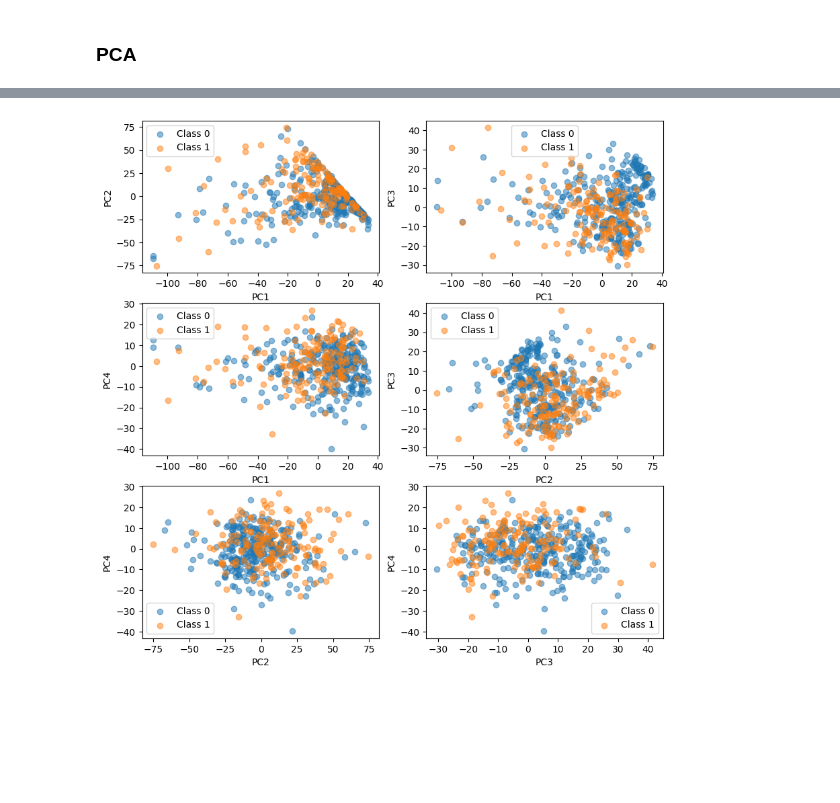
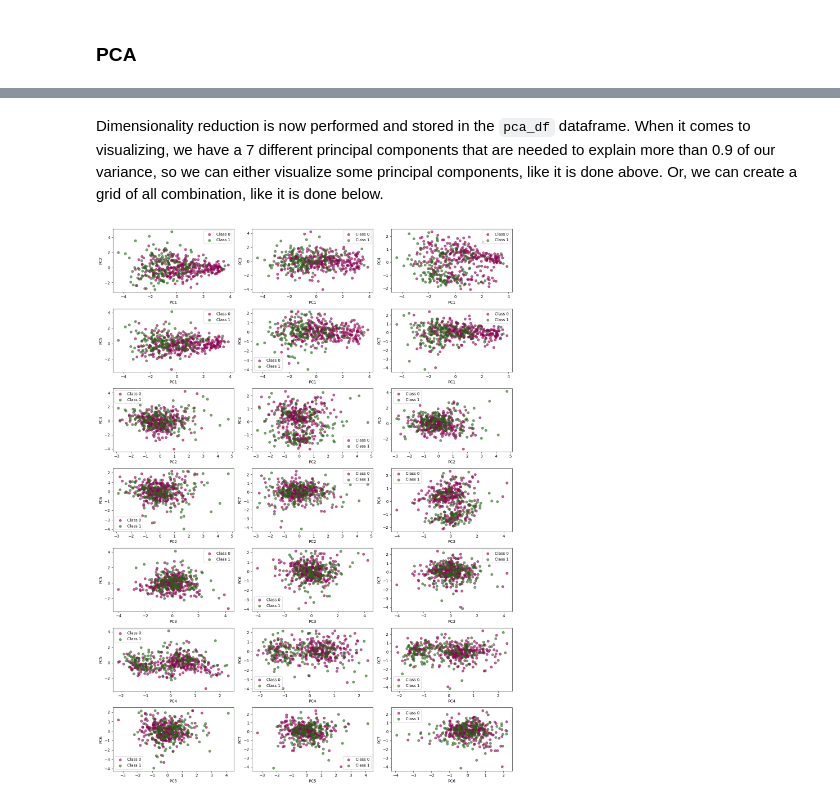
Before and after one commit to s243933/Introduction-to-ML-and-Data-Mining, a Jupyter notebook: EDA.ipynb, the cells around one changed output, grey strips where cells are left out. Drawn from its saved outputs; the diff is of its cells as text; code cells hidden in the pictures; blank space fills up the shorter version.

```diff
--- a/EDA.ipynb
+++ b/EDA.ipynb
@@ -110,8 +112,12 @@ N = len(y) #samples
 M = X.shape[1] #features
 C = len(np.unique(y))  #unique classes
 # %%
+# Normalizing the data for PCA
+scaler = StandardScaler()
+X_scaled = scaler.fit_transform(X)
+
 # Centering the data for PCA
-Y = X - np.ones((N, 1)) * X.mean(axis=0) #subtracts mean value from data
+Y = X_scaled - np.ones((N, 1)) * X_scaled.mean(axis=0) #subtracts mean value from data
 # %%
 # Computing singular value decomposition (SVD) of y
 U, S, Vh = svd(Y, full_matrices=False)
@@ -140,9 +146,9 @@ V = Vh.T
 # Projecting the centered data onto principal component space
 Z = Y @ V
 
-# We want to use 4 principal components to explain 90% variance
-Z_4 = Z[:, :4]
+# We want to use 7 principal components to explain 90% variance
+Z_7 = Z[:, :7]
 
 # Storing the new dataframe
-pca_df = pd.DataFrame(Z_4, columns=['PC1', 'PC2', 'PC3', 'PC4'])
+pca_df = pd.DataFrame(Z_7, columns=['PC1', 'PC2', 'PC3', 'PC4', 'PC5', 'PC6', 'PC7'])
 pca_df['Class'] = y
@@ -149,18 +164,28 @@ pca_df['Class'] = y
+# %% [markdown]
+Dimensionality reduction is now performed and stored in the `pca_df` dataframe. When it comes to visualizing, we have a 7 different principal components that are needed to explain more than 0.9 of our variance, so we can either visualize some principal components, like it is done above. Or, we can create a grid of all combination, like it is done below.
 # %%
 i = 0
 j = 1
-fig, axs = plt.subplots(3, 2, figsize=(10, 10))
-pairs = [(0, 1), (0, 2), (0, 3), (1, 2), (1, 3), (2, 3)]
+
+fig, axs = plt.subplots(7, 3, figsize=(15, 20))
+pairs = [(0, 1), (0, 2), (0, 3), (0, 4), (0, 5), (0, 6), (1, 2), (1, 3), (1, 4), (1, 5), (1, 6),
+         (2, 3), (2, 4), (2, 5), (2, 6), (3, 4), (3, 5), (3, 6), (4, 5), (4, 6), (5, 6)]
+
+cmap = cm.get_cmap('PiYG', len(np.unique(pca_df['Class'])))
+
 for index, (i, j) in enumerate(pairs):
-    ax = axs[index // 2, index % 2]
-    for c in np.unique(pca_df['Class']):
+    ax = axs[index // 3, index % 3]
+    for c_idx, c in enumerate(np.unique(pca_df['Class'])):
         class_mask = (pca_df['Class'] == c)
-        ax.scatter(pca_df[class_mask]['PC' + str(i + 1)], pca_df[class_mask]['PC' + str(j + 1)],
-                   label=f'Class {c}', alpha=0.5)
+        ax.scatter(pca_df[class_mask]['PC' + str(i + 1)],
+                   pca_df[class_mask]['PC' + str(j + 1)],
+                   label=f'Class {c}', color=cmap(c_idx), alpha=0.6)
 
     ax.set_xlabel(f"PC{i + 1}")
     ax.set_ylabel(f"PC{j + 1}")
     ax.legend()
+
+plt.tight_layout()
 plt.show()
 # %% [output]
-[figure, old version]
+[figure, new version]
```
Also changed, not shown: parts of 3 cells of this notebook, 1 other file.
